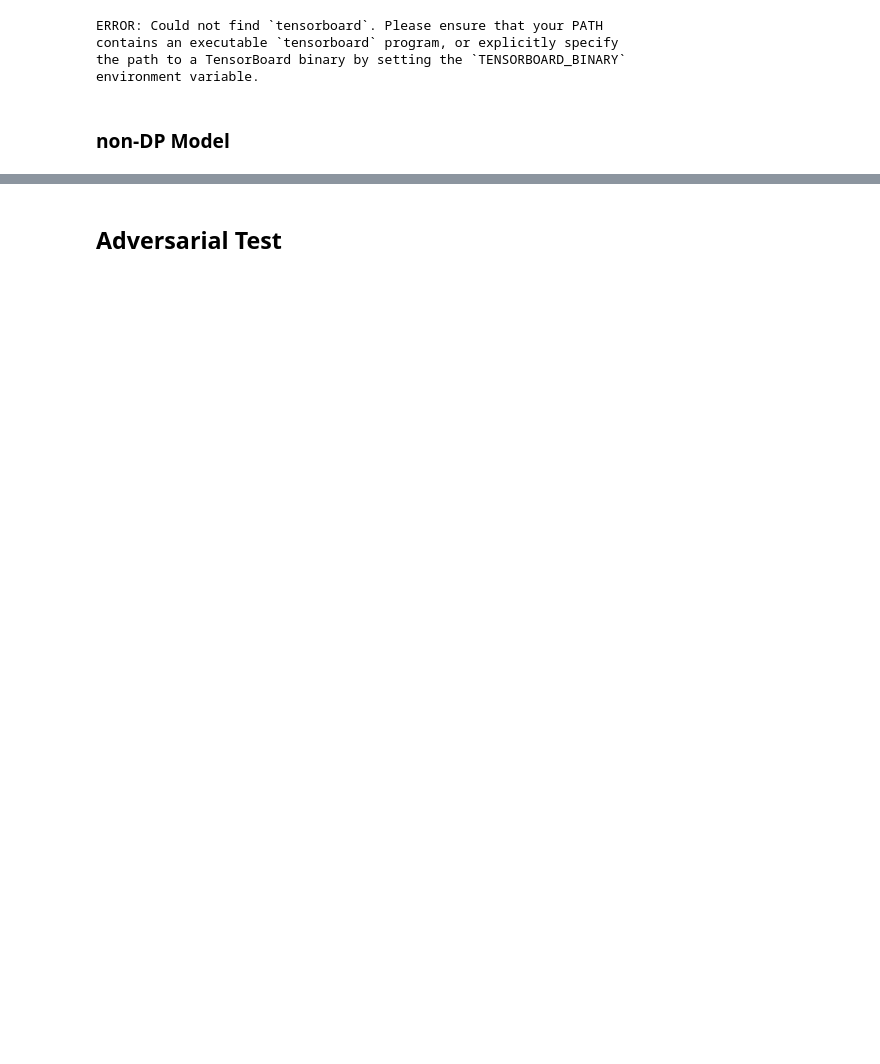
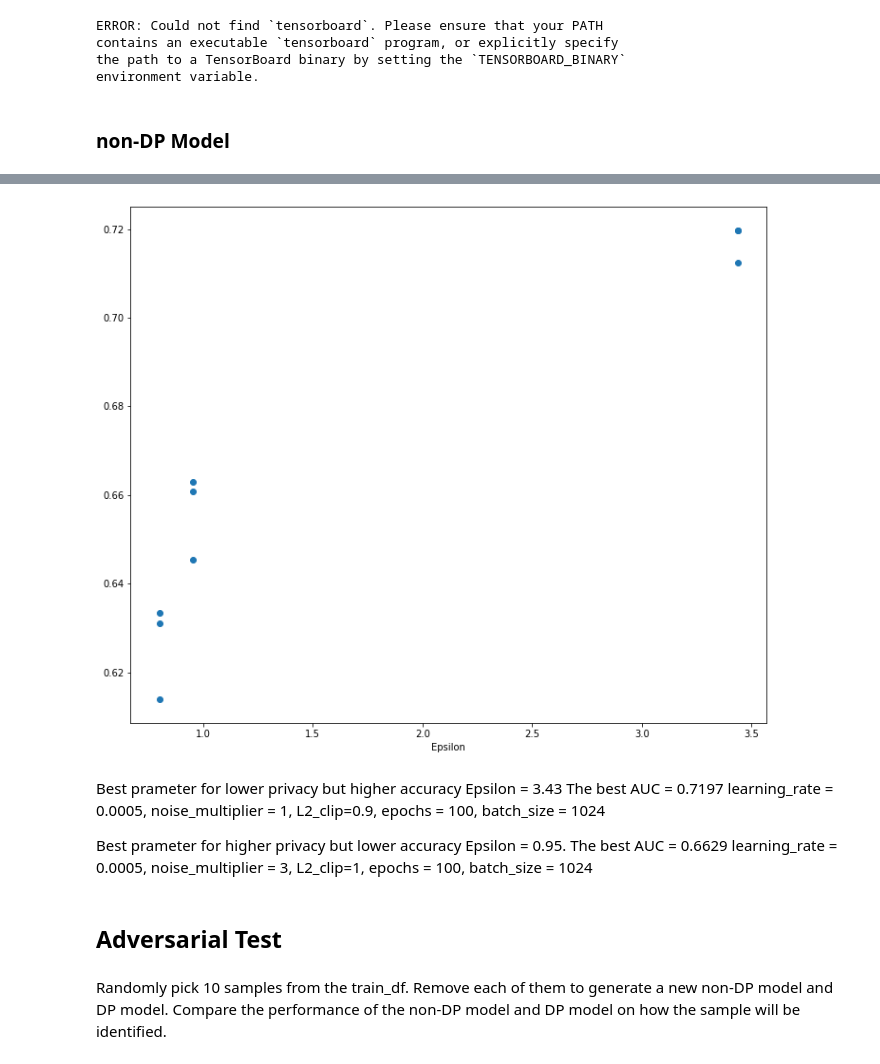
Before and after one commit to VectorInstitute/PETs-Bootcamp, a Jupyter notebook: pet_dp_hao/DP_hao.ipynb, the cells around one changed output, grey strips where cells are left out. Drawn from its saved outputs; the diff is of its cells as text; code cells hidden in the pictures; blank space fills up the shorter version.

```diff
--- a/pet_dp_hao/DP_hao.ipynb
+++ b/pet_dp_hao/DP_hao.ipynb
@@ -779,0 +819,15 @@ training_outputs
+# %%
+training_outputs = pd.read_csv("training_outputs.csv")
+plt.scatter(training_outputs['Epsilon'], training_outputs['Test AUC'])
+plt.xlabel("Epsilon")
+plt.show("Test AUC")
+# %% [output]
+[figure, added]
+# %% [markdown]
+Best prameter for lower privacy but higher accuracy
+Epsilon = 3.43  The best AUC = 0.7197
+    learning_rate = 0.0005, noise_multiplier = 1, L2_clip=0.9, epochs = 100, batch_size = 1024
+
+Best prameter for higher privacy but lower accuracy
+Epsilon = 0.95.  The best AUC = 0.6629
+    learning_rate = 0.0005, noise_multiplier = 3, L2_clip=1, epochs = 100, batch_size = 1024
@@ -780,2 +843,4 @@ training_outputs
 # %% [markdown]
 ## Adversarial Test
+# %% [markdown]
+Randomly pick 10 samples from the train_df.  Remove each of them to generate a new non-DP model and DP model.  Compare the performance of the non-DP model and DP model on how the sample will be identified.
```
Also changed, not shown: parts of 22 cells of this notebook.
